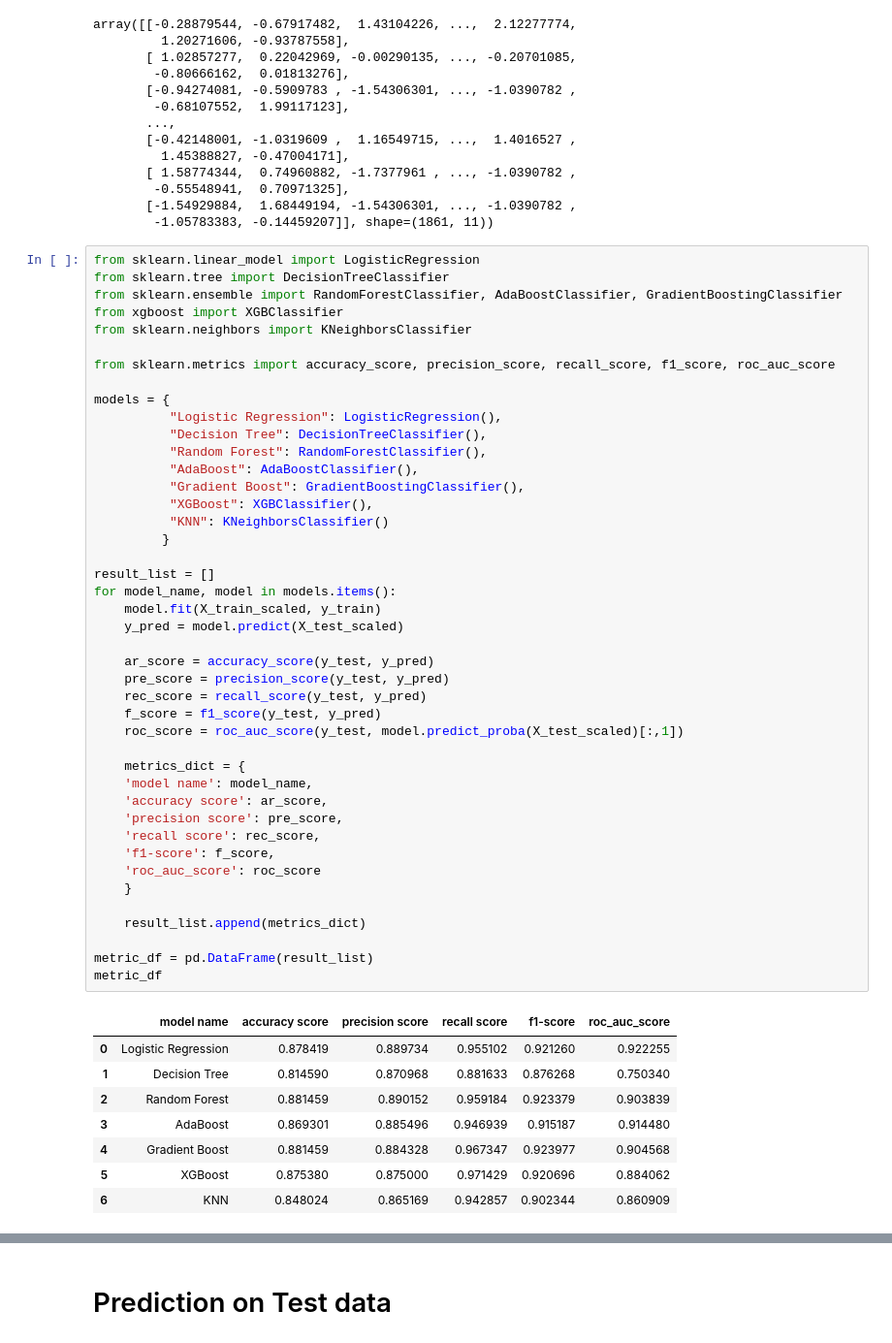
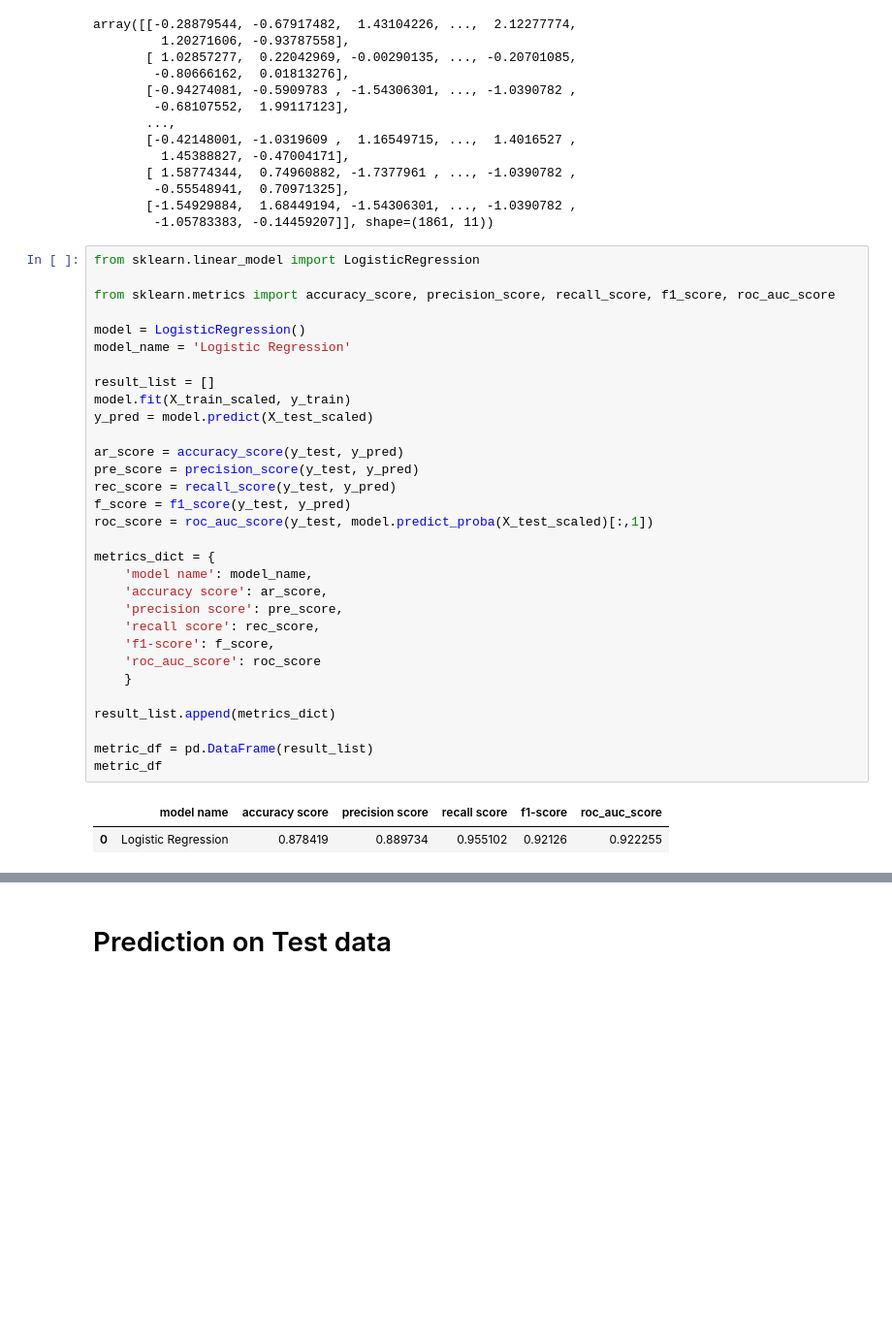
Before and after one commit to Aamer2005/Rainfall-ML-model, a Jupyter notebook: model.ipynb, the cells around one changed output, grey strips where cells are left out. Shown: that part at 97% size. Saved outputs shown, nothing was run; the diff lists cells and outputs as text; blank space fills up the shorter version.

```diff
--- a/model.ipynb
+++ b/model.ipynb
@@ -121,56 +169,38 @@ array([[-0.28879544, -0.67917482,  1.43104226, ...,  2.12277774,
         -1.05783383, -0.14459207]], shape=(1861, 11))
 # %%
 from sklearn.linear_model import LogisticRegression
-from sklearn.tree import DecisionTreeClassifier
-from sklearn.ensemble import RandomForestClassifier, AdaBoostClassifier, GradientBoostingClassifier
-from xgboost import XGBClassifier
-from sklearn.neighbors import KNeighborsClassifier
 
 from sklearn.metrics import accuracy_score, precision_score, recall_score, f1_score, roc_auc_score
 
-models = {
-          "Logistic Regression": LogisticRegression(),
-          "Decision Tree": DecisionTreeClassifier(),
-          "Random Forest": RandomForestClassifier(),
-          "AdaBoost": AdaBoostClassifier(),
-          "Gradient Boost": GradientBoostingClassifier(),
-          "XGBoost": XGBClassifier(),
-          "KNN": KNeighborsClassifier()
-         }
+model = LogisticRegression()
+model_name = 'Logistic Regression'
 
 result_list = []
-for model_name, model in models.items():
-    model.fit(X_train_scaled, y_train)
-    y_pred = model.predict(X_test_scaled)
+model.fit(X_train_scaled, y_train)
+y_pred = model.predict(X_test_scaled)
 
-    ar_score = accuracy_score(y_test, y_pred)
-    pre_score = precision_score(y_test, y_pred)
-    rec_score = recall_score(y_test, y_pred)
-    f_score = f1_score(y_test, y_pred)
-    roc_score = roc_auc_score(y_test, model.predict_proba(X_test_scaled)[:,1])
+ar_score = accuracy_score(y_test, y_pred)
+pre_score = precision_score(y_test, y_pred)
+rec_score = recall_score(y_test, y_pred)
+f_score = f1_score(y_test, y_pred)
+roc_score = roc_auc_score(y_test, model.predict_proba(X_test_scaled)[:,1])
 
-    metrics_dict = {
+metrics_dict = {
     'model name': model_name,
     'accuracy score': ar_score,
     'precision score': pre_score,
     'recall score': rec_score,
     'f1-score': f_score,
     'roc_auc_score': roc_score
     }
 
-    result_list.append(metrics_dict)
+result_list.append(metrics_dict)
 
 metric_df = pd.DataFrame(result_list)
 metric_df
 # %% [output]
 |  | model name | accuracy score | precision score | recall score | f1-score | roc_auc_score |
-| 0 | Logistic Regression | 0.878419 | 0.889734 | 0.955102 | 0.921260 | 0.922255 |
-| 1 | Decision Tree | 0.814590 | 0.870968 | 0.881633 | 0.876268 | 0.750340 |
-| 2 | Random Forest | 0.881459 | 0.890152 | 0.959184 | 0.923379 | 0.903839 |
-| 3 | AdaBoost | 0.869301 | 0.885496 | 0.946939 | 0.915187 | 0.914480 |
-| 4 | Gradient Boost | 0.881459 | 0.884328 | 0.967347 | 0.923977 | 0.904568 |
-| 5 | XGBoost | 0.875380 | 0.875000 | 0.971429 | 0.920696 | 0.884062 |
-| 6 | KNN | 0.848024 | 0.865169 | 0.942857 | 0.902344 | 0.860909 |
+| 0 | Logistic Regression | 0.878419 | 0.889734 | 0.955102 | 0.92126 | 0.922255 |
 # %%
 metric_df.sort_values(by = ['accuracy score', 'roc_auc_score'], ascending = False)
 # %% [output]
```
Also changed, not shown: parts of 12 cells of this notebook, 9 other files.
